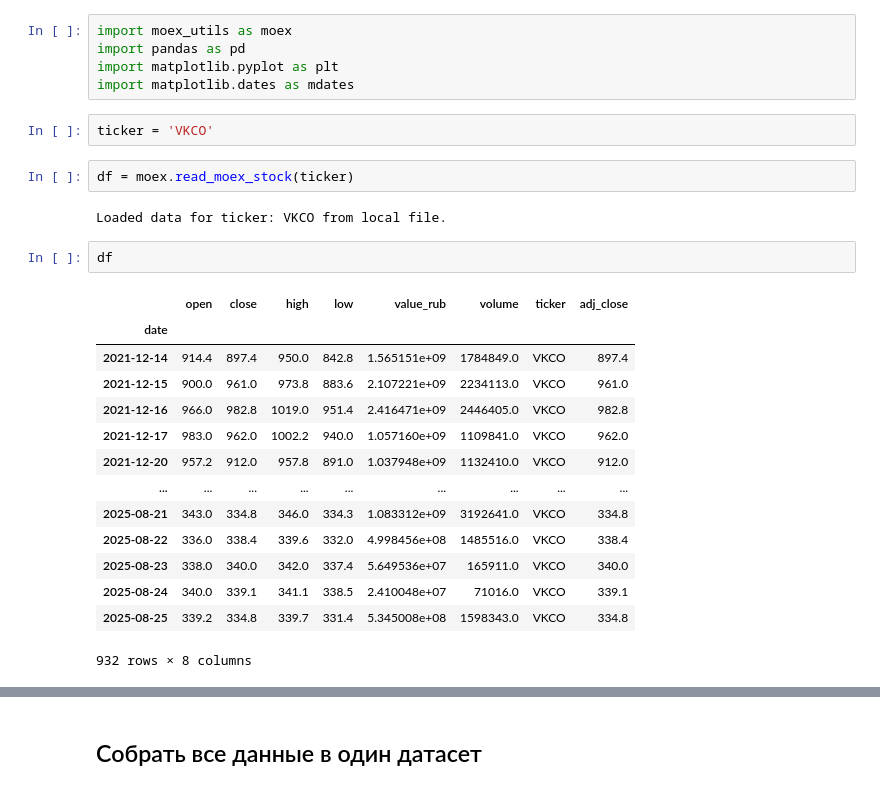
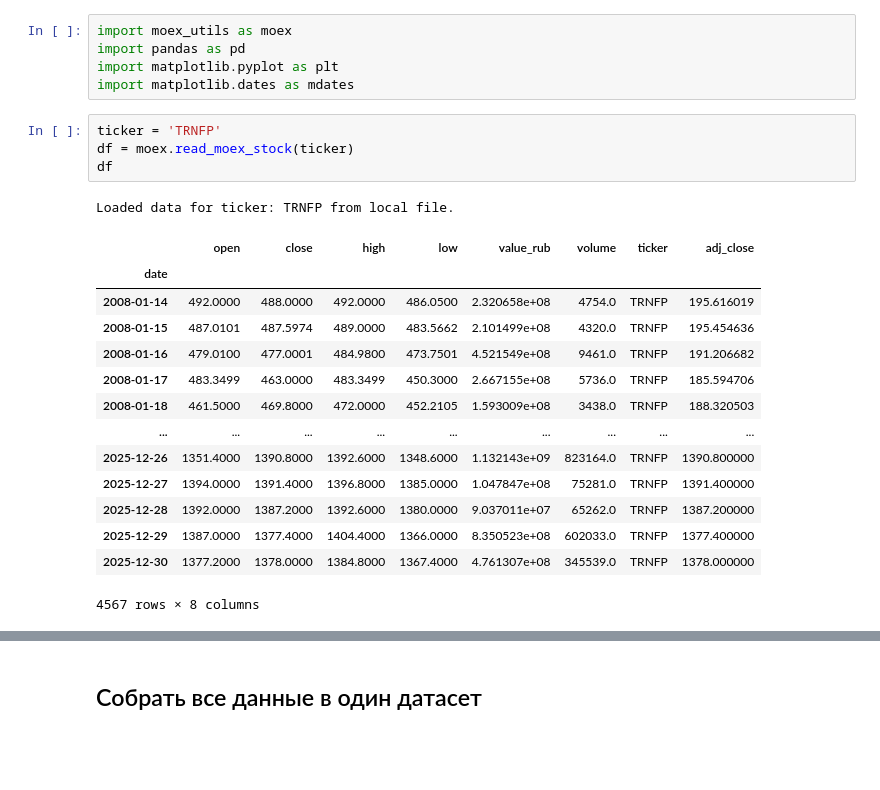
Before and after one commit to quantviews/moexutils, a Jupyter notebook: market-analysis.ipynb, the cells around one changed output, grey strips where cells are left out. Saved outputs shown, nothing was run; the diff lists cells and outputs as text; blank space fills up the shorter version.

```diff
--- a/market-analysis.ipynb
+++ b/market-analysis.ipynb
@@ -5,27 +5,24 @@ import moex_utils as moex
 import pandas as pd
 import matplotlib.pyplot as plt
 import matplotlib.dates as mdates
-# %%
-ticker = 'VKCO'
 # %%
+ticker = 'TRNFP'
 df = moex.read_moex_stock(ticker)
+df
 # %% [output]
-Loaded data for ticker: VKCO from local file.
+Loaded data for ticker: TRNFP from local file.
+|  | open | close | high | low | value_rub | volume | ticker | adj_close |
+| date |  |  |  |  |  |  |  |  |
+| 2008-01-14 | 492.0000 | 488.0000 | 492.0000 | 486.0500 | 2.320658e+08 | 4754.0 | TRNFP | 195.616019 |
+| 2008-01-15 | 487.0101 | 487.5974 | 489.0000 | 483.5662 | 2.101499e+08 | 4320.0 | TRNFP | 195.454636 |
+| 2008-01-16 | 479.0100 | 477.0001 | 484.9800 | 473.7501 | 4.521549e+08 | 9461.0 | TRNFP | 191.206682 |
+| 2008-01-17 | 483.3499 | 463.0000 | 483.3499 | 450.3000 | 2.667155e+08 | 5736.0 | TRNFP | 185.594706 |
+| 2008-01-18 | 461.5000 | 469.8000 | 472.0000 | 452.2105 | 1.593009e+08 | 3438.0 | TRNFP | 188.320503 |
+| ... | ... | ... | ... | ... | ... | ... | ... | ... |
+| 2025-12-26 | 1351.4000 | 1390.8000 | 1392.6000 | 1348.6000 | 1.132143e+09 | 823164.0 | TRNFP | 1390.800000 |
+| 2025-12-27 | 1394.0000 | 1391.4000 | 1396.8000 | 1385.0000 | 1.047847e+08 | 75281.0 | TRNFP | 1391.400000 |
+| 2025-12-28 | 1392.0000 | 1387.2000 | 1392.6000 | 1380.0000 | 9.037011e+07 | 65262.0 | TRNFP | 1387.200000 |
+| 2025-12-29 | 1387.0000 | 1377.4000 | 1404.4000 | 1366.0000 | 8.350523e+08 | 602033.0 | TRNFP | 1377.400000 |
+| 2025-12-30 | 1377.2000 | 1378.0000 | 1384.8000 | 1367.4000 | 4.761307e+08 | 345539.0 | TRNFP | 1378.000000 |
+4567 rows × 8 columns
-# %%
-df
-# %% [output]
-|  | open | close | high | low | value_rub | volume | ticker | adj_close |
-| date |  |  |  |  |  |  |  |  |
-| 2021-12-14 | 914.4 | 897.4 | 950.0 | 842.8 | 1.565151e+09 | 1784849.0 | VKCO | 897.4 |
-| 2021-12-15 | 900.0 | 961.0 | 973.8 | 883.6 | 2.107221e+09 | 2234113.0 | VKCO | 961.0 |
-| 2021-12-16 | 966.0 | 982.8 | 1019.0 | 951.4 | 2.416471e+09 | 2446405.0 | VKCO | 982.8 |
-| 2021-12-17 | 983.0 | 962.0 | 1002.2 | 940.0 | 1.057160e+09 | 1109841.0 | VKCO | 962.0 |
-| 2021-12-20 | 957.2 | 912.0 | 957.8 | 891.0 | 1.037948e+09 | 1132410.0 | VKCO | 912.0 |
-| ... | ... | ... | ... | ... | ... | ... | ... | ... |
-| 2025-08-21 | 343.0 | 334.8 | 346.0 | 334.3 | 1.083312e+09 | 3192641.0 | VKCO | 334.8 |
-| 2025-08-22 | 336.0 | 338.4 | 339.6 | 332.0 | 4.998456e+08 | 1485516.0 | VKCO | 338.4 |
-| 2025-08-23 | 338.0 | 340.0 | 342.0 | 337.4 | 5.649536e+07 | 165911.0 | VKCO | 340.0 |
-| 2025-08-24 | 340.0 | 339.1 | 341.1 | 338.5 | 2.410048e+07 | 71016.0 | VKCO | 339.1 |
-| 2025-08-25 | 339.2 | 334.8 | 339.7 | 331.4 | 5.345008e+08 | 1598343.0 | VKCO | 334.8 |
-932 rows × 8 columns
 # %%
```
Also changed, not shown: parts of 12 cells of this notebook, 4 other files.
